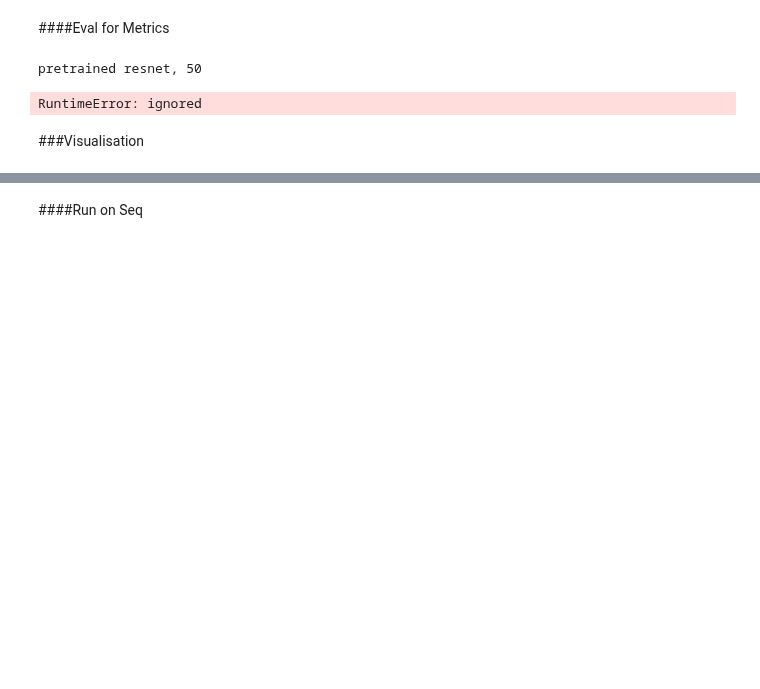
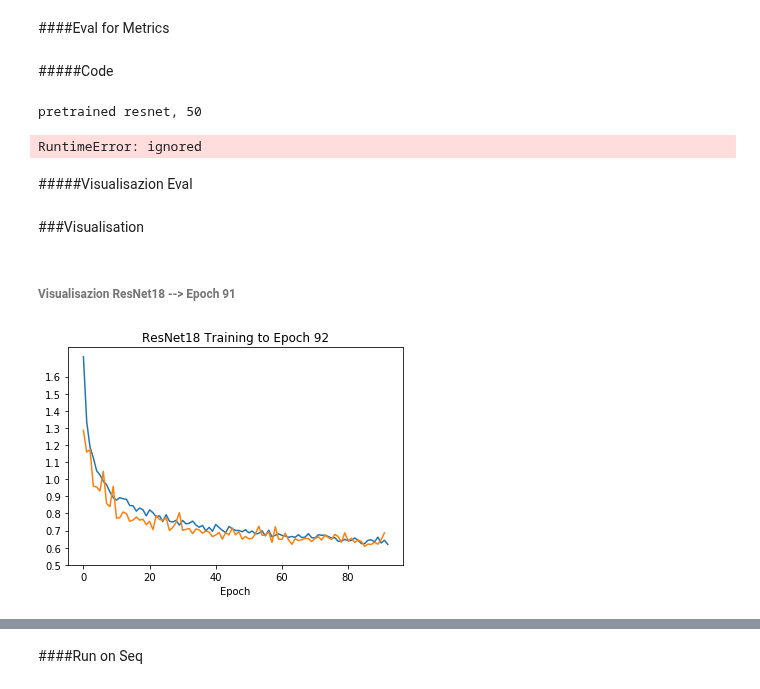
Before and after one commit to KlamJ/DeepLab_V3_KL, a Jupyter notebook: Klamer_U_Net.ipynb, the cells around one changed output, grey strips where cells are left out. Saved outputs shown, nothing was run; the diff lists cells and outputs as text; code cells hidden in the pictures; blank space fills up the shorter version.

Commit message:
visu für Trainingsverlauf

```diff
--- a/Klamer_U_Net.ipynb
+++ b/Klamer_U_Net.ipynb
@@ -1349,6 +1344,8 @@ pretrained resnet, 50
 RuntimeError: ignored
 # %% [markdown]
 ####Eval for Metrics
+# %% [markdown]
+#####Code
 # %%
 
 
@@ -1436,5 +1433,20 @@ print ("val loss: %g" % val_loss)
 # %% [output]
 pretrained resnet, 50
 RuntimeError: ignored
+# %% [markdown]
+#####Visualisazion Eval
 # %% [markdown]
 ###Visualisation
+# %% [markdown]
+###### Visualisazion ResNet18 --> Epoch 91
+# %%
+
+plt.plot(ResNet18_Train_losses)
+plt.plot(ResNet18_val_losses)
+plt.title('ResNet18 Training to Epoch 92')
+plt.xlabel('Epoch')
+plt.yticks(np.arange(0.5, 1.7, 0.1))
+plt.ylabel('')
+plt.show()
+# %% [output]
+[figure, added]
```
Also changed, not shown: parts of 10 cells of this notebook.
